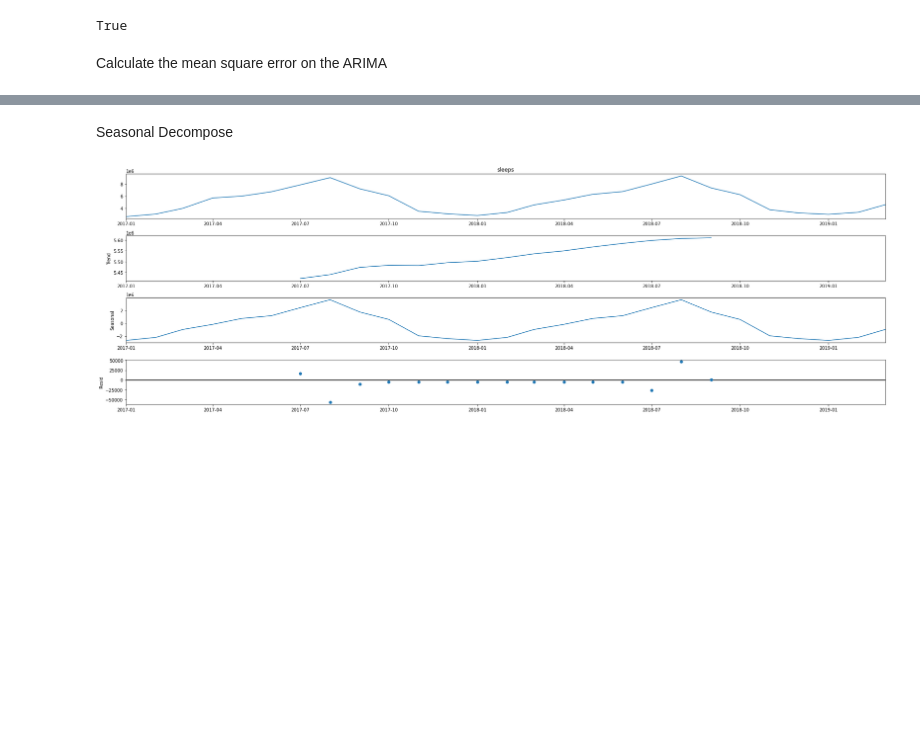
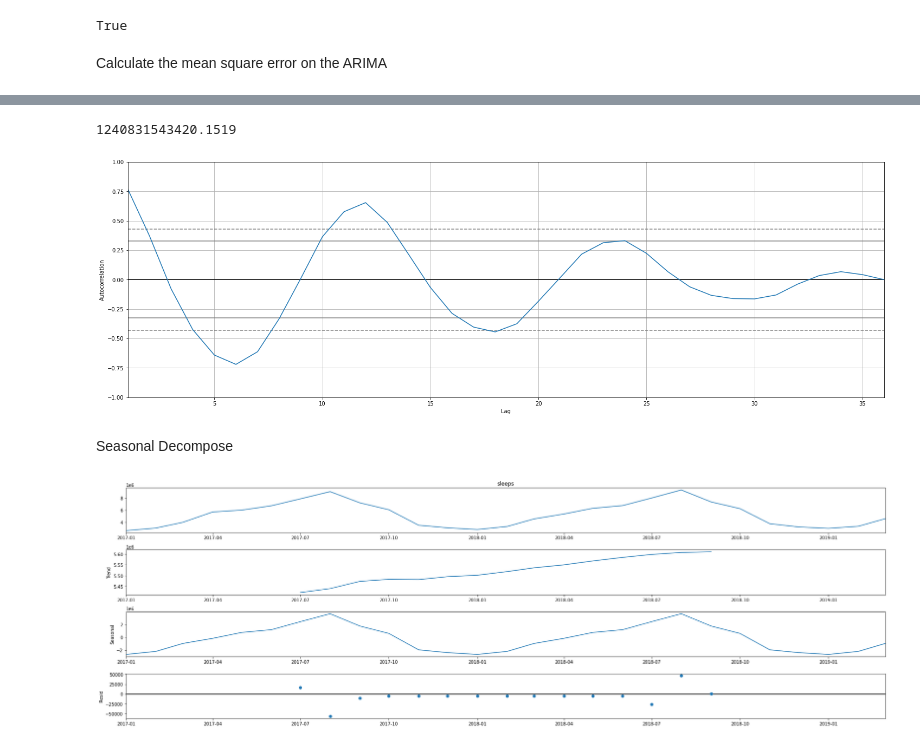
Before and after one commit to LuisaPolicarpo/Project5, a Jupyter notebook: Prediction_2020_2023_(1).ipynb, the cells around one changed output, grey strips where cells are left out. Saved outputs shown, nothing was run; the diff lists cells and outputs as text; code cells hidden in the pictures; blank space fills up the shorter version.

```diff
--- a/Prediction_2020_2023_(1).ipynb
+++ b/Prediction_2020_2023_(1).ipynb
@@ -108,3 +166,14 @@ evaluation_df.set_index(test_set.index)['forecast'].plot()
+# %%
+from sklearn.metrics import mean_squared_error
+mean_squared_error(evaluation_df_sa['test'], evaluation_df_sa['forecast'])
+# %% [output]
+1240831543420.1519
+# %%
+from pandas.plotting import autocorrelation_plot
+autocorrelation_plot(df['sleeps'])
+plt.show()
+# %% [output]
+[figure, added]
 # %% [markdown]
 Seasonal Decompose
 # %%
```
Also changed, not shown: parts of 21 cells of this notebook.
